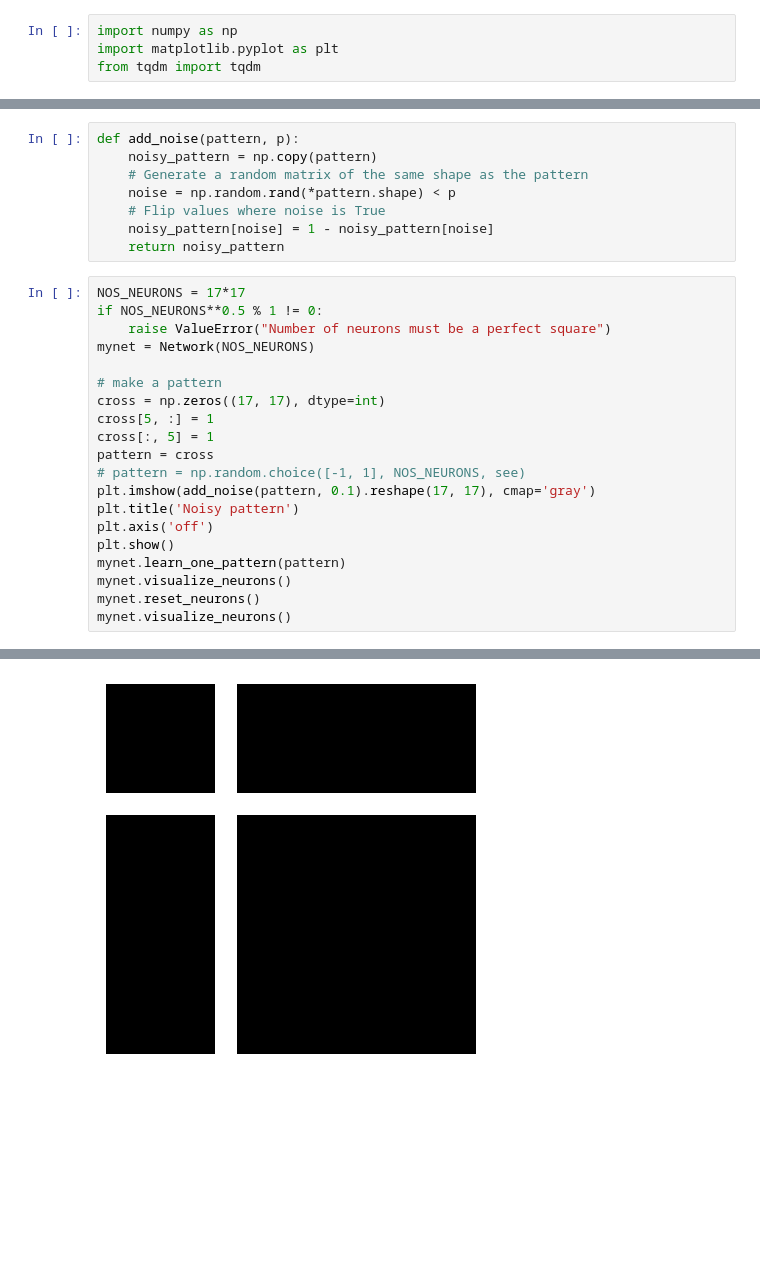
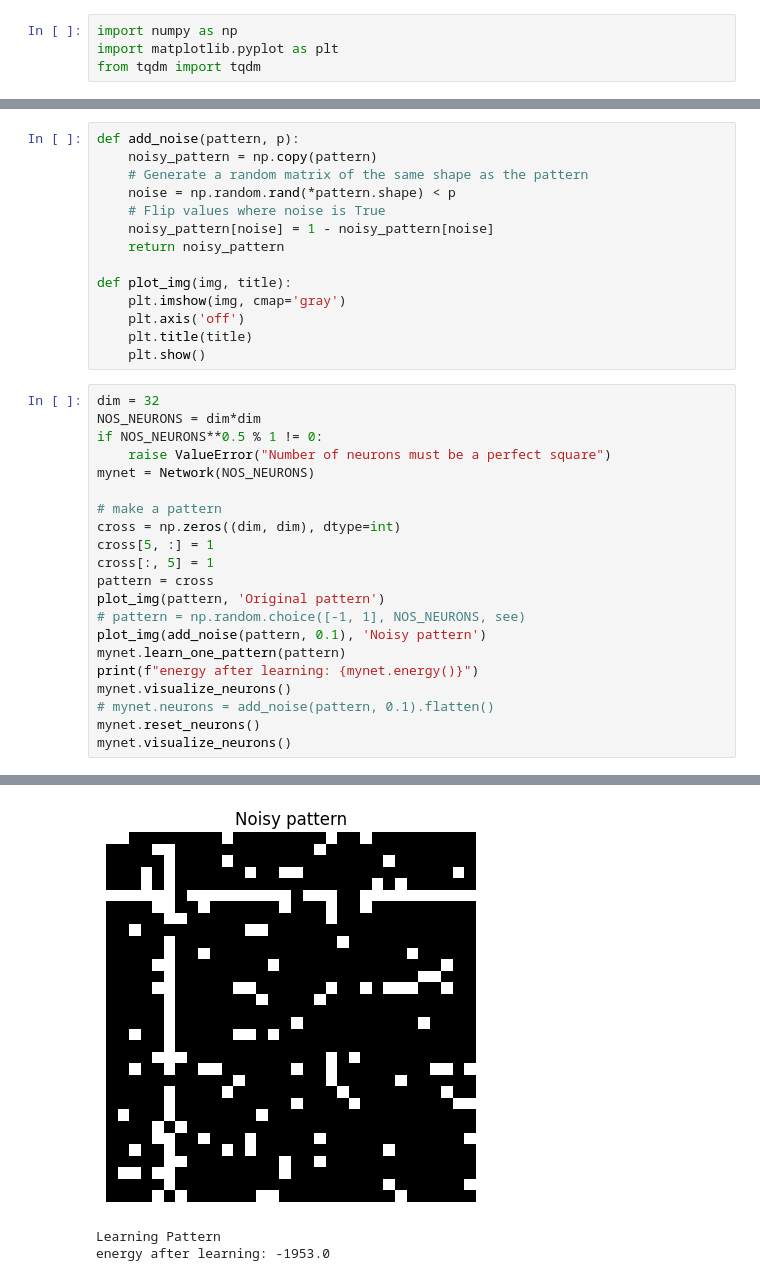
Before and after one commit to AtharvSuryawanshi/Codecauldron, a Jupyter notebook: Hopfield-Networks.ipynb, the cells around one changed output, grey strips where cells are left out. Saved outputs shown, nothing was run; the diff lists cells and outputs as text; blank space fills up the shorter version.

```diff
--- a/Hopfield-Networks.ipynb
+++ b/Hopfield-Networks.ipynb
@@ -96,24 +87,31 @@ def add_noise(pattern, p):
     # Flip values where noise is True
     noisy_pattern[noise] = 1 - noisy_pattern[noise]
     return noisy_pattern
+
+def plot_img(img, title):
+    plt.imshow(img, cmap='gray')
+    plt.axis('off')
+    plt.title(title)
+    plt.show()
 # %%
-NOS_NEURONS = 17*17
+dim = 32
+NOS_NEURONS = dim*dim
 if NOS_NEURONS**0.5 % 1 != 0:
     raise ValueError("Number of neurons must be a perfect square")
 mynet = Network(NOS_NEURONS)
 
 # make a pattern
-cross = np.zeros((17, 17), dtype=int)
+cross = np.zeros((dim, dim), dtype=int)
 cross[5, :] = 1
 cross[:, 5] = 1
 pattern = cross
+plot_img(pattern, 'Original pattern')
 # pattern = np.random.choice([-1, 1], NOS_NEURONS, see)
-plt.imshow(add_noise(pattern, 0.1).reshape(17, 17), cmap='gray')
-plt.title('Noisy pattern')
-plt.axis('off')
-plt.show()
+plot_img(add_noise(pattern, 0.1), 'Noisy pattern')
 mynet.learn_one_pattern(pattern)
+print(f"energy after learning: {mynet.energy()}")
 mynet.visualize_neurons()
+# mynet.neurons = add_noise(pattern, 0.1).flatten()
 mynet.reset_neurons()
 mynet.visualize_neurons()
 # %% [output]
@@ -121 +119,3 @@ mynet.visualize_neurons()
-[figure, old version]
+[figure, new version]
+Learning Pattern
+energy after learning: -1953.0
```
Also changed, not shown: parts of 3 cells of this notebook.
